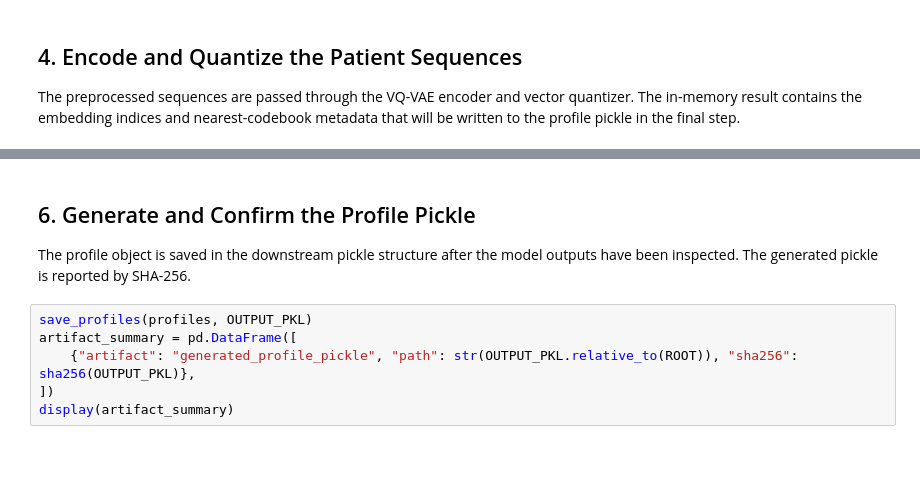
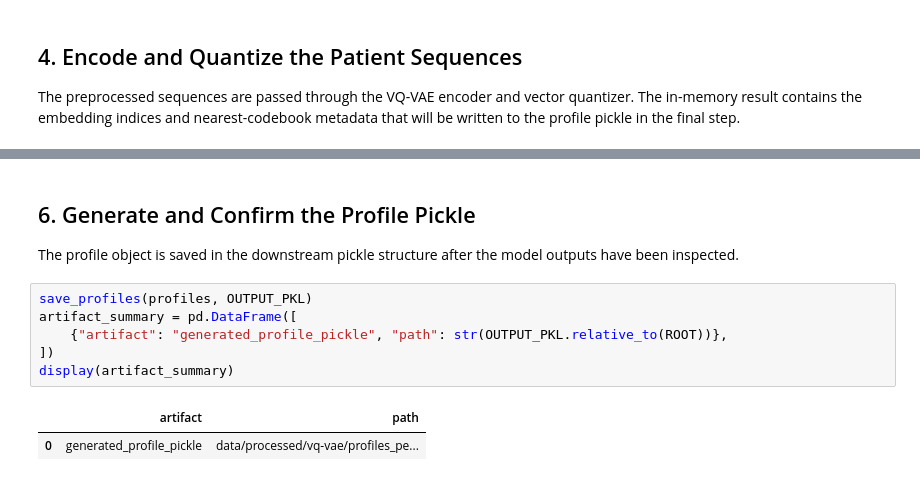
Before and after one commit to leipaz/cancer-behavioral-trajectories, a Jupyter notebook: notebooks/daily_to_profiles.ipynb, the cells around one changed output, grey strips where cells are left out. Cells and saved outputs as stored; diff of their text form; blank space fills up the shorter version.

```diff
--- a/notebooks/daily_to_profiles.ipynb
+++ b/notebooks/daily_to_profiles.ipynb
@@ -161,10 +177,13 @@ display(Image(filename=str(signal_paths[0]["figures"]["png"])))
 # %% [markdown]
 ## 6. Generate and Confirm the Profile Pickle
 
-The profile object is saved in the downstream pickle structure after the model outputs have been inspected. The generated pickle is reported by SHA-256.
+The profile object is saved in the downstream pickle structure after the model outputs have been inspected.
 # %%
 save_profiles(profiles, OUTPUT_PKL)
 artifact_summary = pd.DataFrame([
-    {"artifact": "generated_profile_pickle", "path": str(OUTPUT_PKL.relative_to(ROOT)), "sha256": sha256(OUTPUT_PKL)},
+    {"artifact": "generated_profile_pickle", "path": str(OUTPUT_PKL.relative_to(ROOT))},
 ])
 display(artifact_summary)
+# %% [output]
+|  | artifact | path |
+| 0 | generated_profile_pickle | data/processed/vq-vae/profiles_pe... |
```
Also changed, not shown: parts of 7 cells of this notebook, 10 other files.
